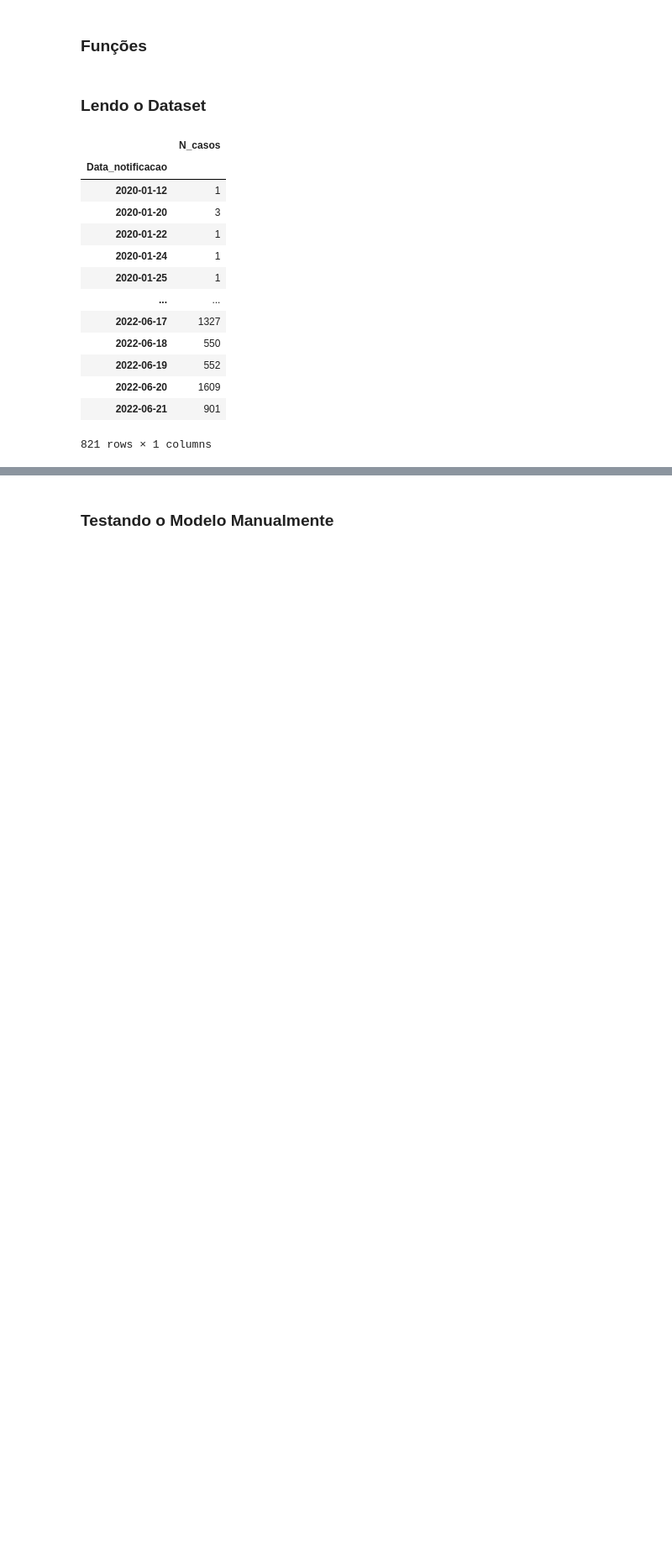
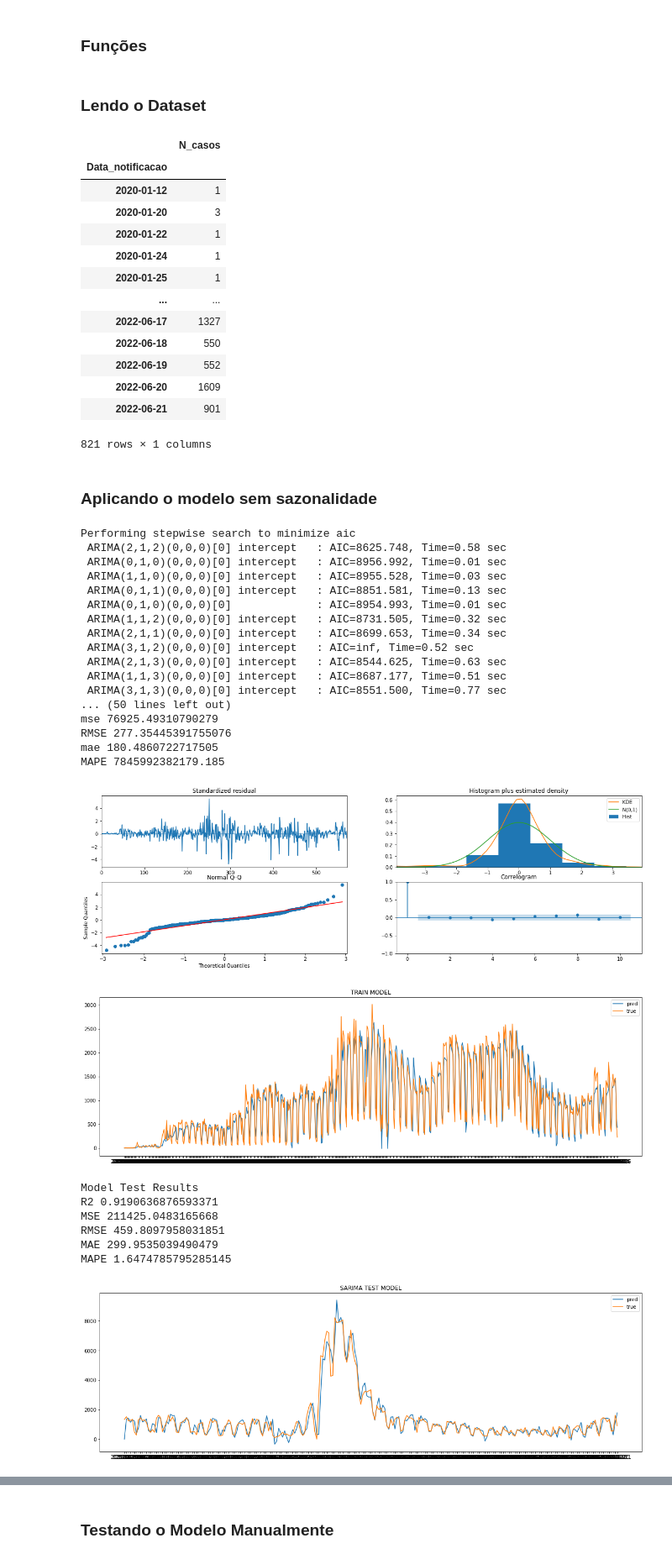
Before and after one commit to bielarnaud/Estudo_dados_de_covid, a Jupyter notebook: Codes/Regressão/SARIMA.ipynb, the cells around one changed output, grey strips where cells are left out. Shown at 84% size. Drawn from its saved outputs; the diff is of its cells as text; code cells hidden in the pictures; blank space fills up the shorter version.

```diff
--- a/Codes/Regressão/SARIMA.ipynb
+++ b/Codes/Regressão/SARIMA.ipynb
@@ -30,16 +30,16 @@ rcParams['figure.figsize']=20,6
 # %% [markdown]
 ### Funções
 # %%
-def apl_sarima(df_st, m):
+def apl_sarima(df_st, m, seasonal ):
 
-    df_train = df_st.iloc[:int(len(df_st) * 0.8)]
-    df_test = df_st.iloc[int(len(df_st) * 0.8):]
+    df_train = df_st.iloc[:int(len(df_st) * 0.7)]
+    df_test = df_st.iloc[int(len(df_st) * 0.7):]
 
     stepwise= pm.auto_arima(df_train,
                             max_p=22, max_q=18, max_d=2,
                             max_P=22, max_D=2, max_Q=18, max_order=5,
                             m = m,
-                            seasonal=True,
+                            seasonal= seasonal,
                             trace=True,
                             error_action='ignore',
                             suppress_warnings=True,
@@ -49,9 +49,10 @@ def apl_sarima(df_st, m):
     stepwise.plot_diagnostics();
 
     #MÉTRICAS DO TREINO
-    print('Métricas treino: SARIMA')
+    print('Model Train Results')
     print('r2' ,r2_score(stepwise.predict_in_sample(),df_train))
     print('mse' ,mean_squared_error(stepwise.predict_in_sample(), df_train))
+    print('RMSE', math.sqrt(mean_squared_error(stepwise.predict_in_sample(), df_train)))
     print('mae', mean_absolute_error(stepwise.predict_in_sample(), df_train))
     print('MAPE', mean_absolute_percentage_error(stepwise.predict_in_sample(), df_train))
 
@@ -59,23 +60,27 @@ def apl_sarima(df_st, m):
     fig, ax = plt.subplots()
     ax.plot(stepwise.predict_in_sample(), label='pred')
     ax.plot(df_train, label='true')
-    plt.title('AUTOARIMA TRAIN MODEL')
+    plt.title('TRAIN MODEL')
     plt.legend()
     plt.show()
 
+
+    stepwise.fit(df_test)
+
     #PREVENDO O TESTE
-    previsao = stepwise.predict(len(df_test))
+    previsao = stepwise.predict_in_sample()
     previsao=pd.DataFrame(previsao)
     previsao['index'] = df_test.index
     previsao = previsao.set_index('index')
 
     #MÉTRICAS DO TESTE
 
-    print('MÉTRICAS TESTE SARIMA')
+    print('Model Test Results')
     print('R2' ,r2_score(df_test, previsao))
     print('MSE' , mean_squared_error(df_test, previsao))
     print('RMSE', math.sqrt(mean_squared_error(df_test, previsao)))
     print('MAE', mean_absolute_error(df_test, previsao))
+    print('MAPE', mean_absolute_percentage_error(df_test, previsao))
 
     fig, ax = plt.subplots()
     ax.plot(previsao, label='pred')
@@ -115,3 +120,34 @@ df_st
 | 2022-06-20 | 1609 |
 | 2022-06-21 | 901 |
 821 rows × 1 columns
+# %% [markdown]
+### Aplicando o modelo sem sazonalidade
+# %%
+apl_sarima(df_st, 1, False )
+# %% [output]
+Performing stepwise search to minimize aic
+ ARIMA(2,1,2)(0,0,0)[0] intercept   : AIC=8625.748, Time=0.58 sec
+ ARIMA(0,1,0)(0,0,0)[0] intercept   : AIC=8956.992, Time=0.01 sec
+ ARIMA(1,1,0)(0,0,0)[0] intercept   : AIC=8955.528, Time=0.03 sec
+ ARIMA(0,1,1)(0,0,0)[0] intercept   : AIC=8851.581, Time=0.13 sec
+ ARIMA(0,1,0)(0,0,0)[0]             : AIC=8954.993, Time=0.01 sec
+ ARIMA(1,1,2)(0,0,0)[0] intercept   : AIC=8731.505, Time=0.32 sec
+ ARIMA(2,1,1)(0,0,0)[0] intercept   : AIC=8699.653, Time=0.34 sec
+ ARIMA(3,1,2)(0,0,0)[0] intercept   : AIC=inf, Time=0.52 sec
+ ARIMA(2,1,3)(0,0,0)[0] intercept   : AIC=8544.625, Time=0.63 sec
+ ARIMA(1,1,3)(0,0,0)[0] intercept   : AIC=8687.177, Time=0.51 sec
+ ARIMA(3,1,3)(0,0,0)[0] intercept   : AIC=8551.500, Time=0.77 sec
+... (50 lines left out)
+mse 76925.49310790279
+RMSE 277.35445391755076
+mae 180.4860722717505
+MAPE 7845992382179.185
+[figure, added]
+[figure, added]
+Model Test Results
+R2 0.9190636876593371
+MSE 211425.0483165668
+RMSE 459.8097958031851
+MAE 299.9535039490479
+MAPE 1.6474785795285145
+[figure, added]
```
Also changed, not shown: parts of 18 cells of this notebook, 16 other files.
